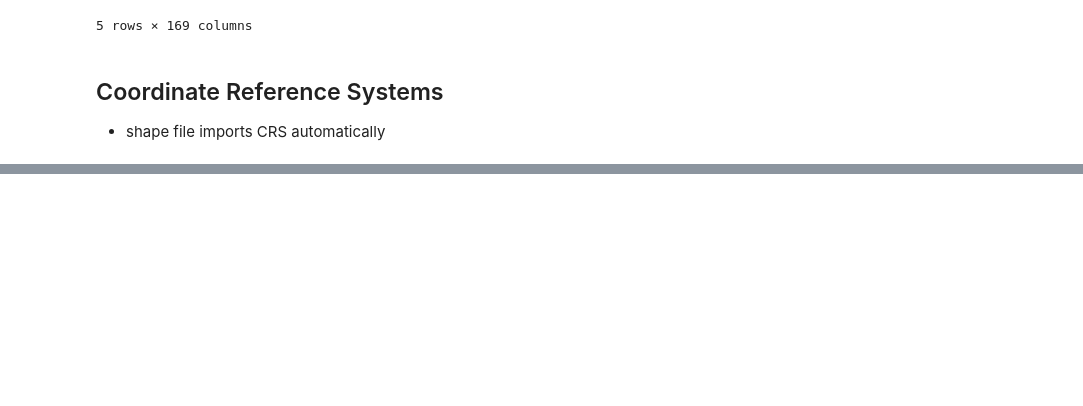
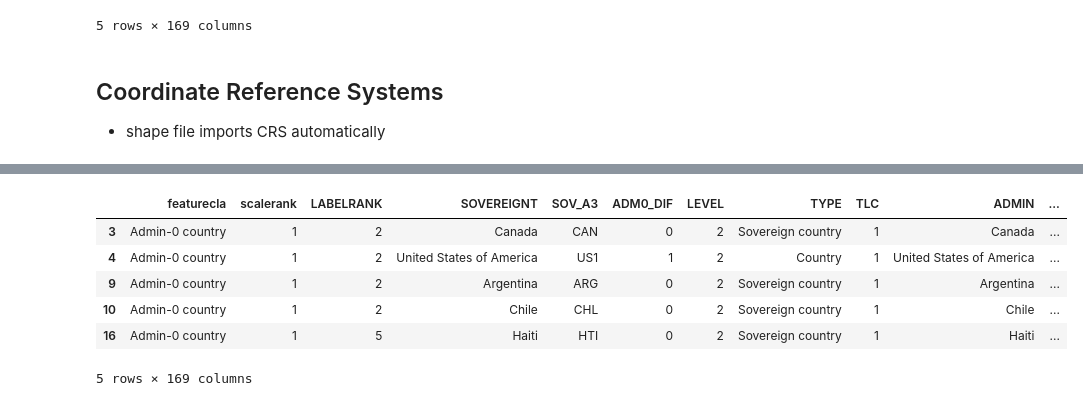
Before and after one commit to Kkhurana007/kaggle_python_practice, a Jupyter notebook: Geopandas.ipynb, the cells around one changed output, grey strips where cells are left out. Drawn from its saved outputs; the diff is of its cells as text; code cells hidden in the pictures; blank space fills up the shorter version.

```diff
--- a/Geopandas.ipynb
+++ b/Geopandas.ipynb
@@ -157,0 +190,12 @@ world.head()
+# %%
+# plot the data
+americas = world.loc[world['CONTINENT'].isin(['North America', 'South America',])]
+americas.head()
+# %% [output]
+|  | featurecla | scalerank | LABELRANK | SOVEREIGNT | SOV_A3 | ADM0_DIF | LEVEL | TYPE | TLC | ADMIN | ... |
+| 3 | Admin-0 country | 1 | 2 | Canada | CAN | 0 | 2 | Sovereign country | 1 | Canada | ... |
+| 4 | Admin-0 country | 1 | 2 | United States of America | US1 | 1 | 2 | Country | 1 | United States of America | ... |
+| 9 | Admin-0 country | 1 | 2 | Argentina | ARG | 0 | 2 | Sovereign country | 1 | Argentina | ... |
+| 10 | Admin-0 country | 1 | 2 | Chile | CHL | 0 | 2 | Sovereign country | 1 | Chile | ... |
+| 16 | Admin-0 country | 1 | 5 | Haiti | HTI | 0 | 2 | Sovereign country | 1 | Haiti | ... |
+5 rows × 169 columns
```
Also changed, not shown: parts of 10 cells of this notebook.
